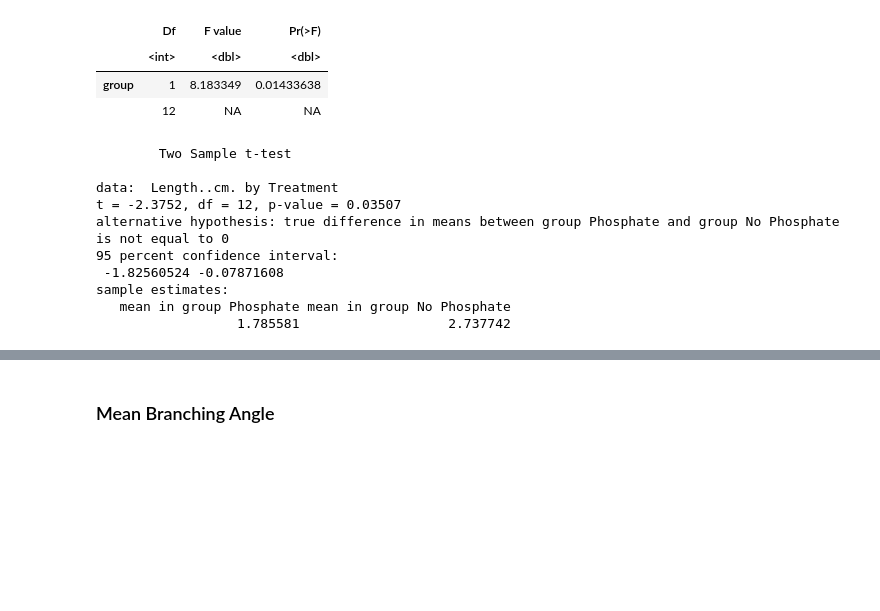
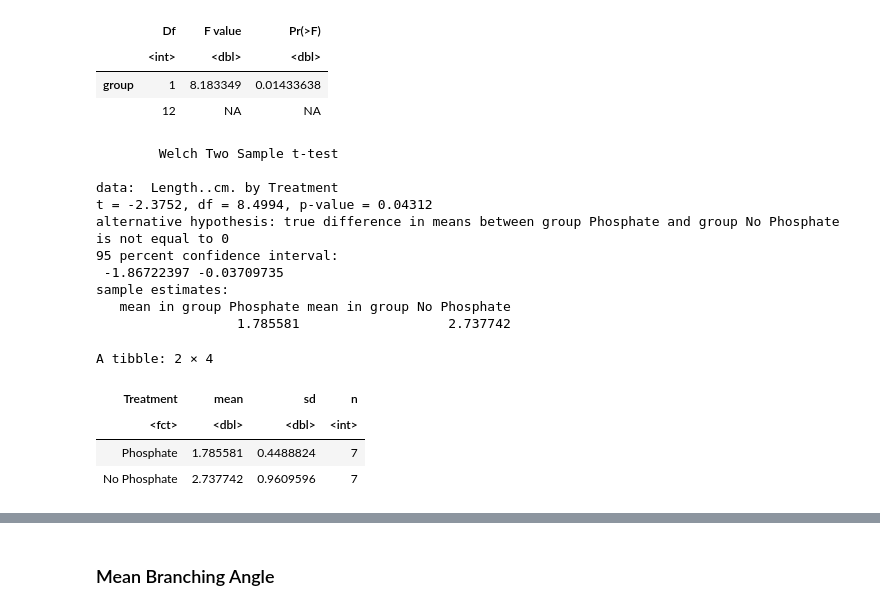
Before and after one commit to piqueen314/RootMorphology, a Jupyter notebook: RootMorphology.ipynb, the cells around one changed output, grey strips where cells are left out. Drawn from its saved outputs; the diff is of its cells as text; code cells hidden in the pictures; blank space fills up the shorter version.

```diff
--- a/RootMorphology.ipynb
+++ b/RootMorphology.ipynb
@@ -81,16 +96,31 @@ A anova: 2 × 3
 |  | 12 | NA | NA |
 # %%
 # 2-sample t-test
-t.test( Length..cm. ~ Treatment, data = myData, var.equal = TRUE)
+t.test( Length..cm. ~ Treatment, data = myData, var.equal = FALSE)
 # %% [output]
-        Two Sample t-test
+        Welch Two Sample t-test
 
 data:  Length..cm. by Treatment
-t = -2.3752, df = 12, p-value = 0.03507
+t = -2.3752, df = 8.4994, p-value = 0.04312
 alternative hypothesis: true difference in means between group Phosphate and group No Phosphate is not equal to 0
 95 percent confidence interval:
- -1.82560524 -0.07871608
+ -1.86722397 -0.03709735
 sample estimates:
    mean in group Phosphate mean in group No Phosphate
                   1.785581                   2.737742
+# %%
+summary_stats <- myData %>%
+  group_by(Treatment) %>%
+  summarise(
+    mean = mean(Length..cm.),
+    sd = sd(Length..cm.),
+    n = n()
+  )
+  summary_stats
+# %% [output]
+A tibble: 2 × 4
+| Treatment | mean | sd | n |
+| <fct> | <dbl> | <dbl> | <int> |
+| Phosphate | 1.785581 | 0.4488824 | 7 |
+| No Phosphate | 2.737742 | 0.9609596 | 7 |
 # %%
```
Also changed, not shown: parts of 27 cells of this notebook.
